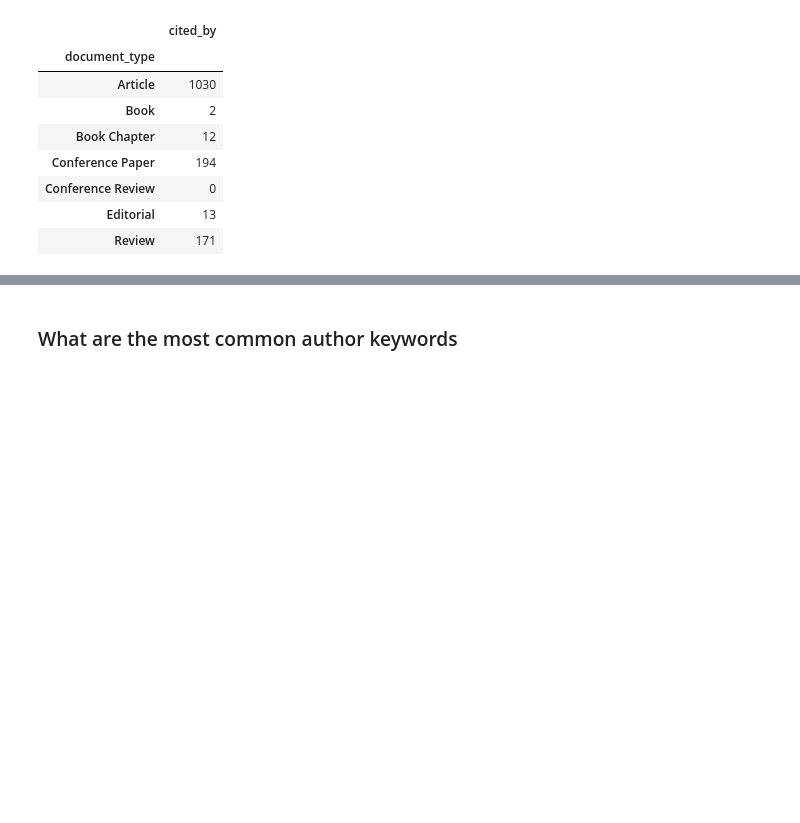
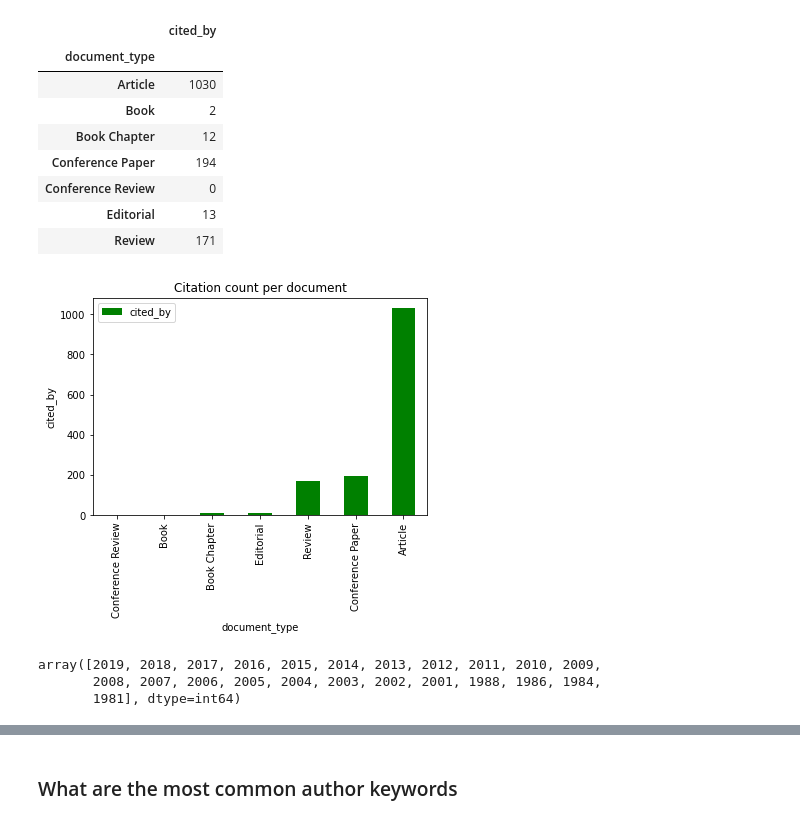
Before and after one commit to ArchaeonSeq/Theano_Premiere-_Project, a Jupyter notebook: e-finance_analysis.ipynb, the cells around one changed output, grey strips where cells are left out. Saved outputs shown, nothing was run; the diff lists cells and outputs as text; code cells hidden in the pictures; blank space fills up the shorter version.

```diff
--- a/e-finance_analysis.ipynb
+++ b/e-finance_analysis.ipynb
@@ -197,7 +199,8 @@ efinance_df.query("cited_by == 86")
 ### What is the most cited documnet type
 # %%
 # Grouping the documets by document
-efinance_df.groupby("document_type").agg({"cited_by":"sum"})
+citation = efinance_df.groupby("document_type").agg({"cited_by":"sum"})
+citation
 # %% [output]
 |  | cited_by |
 | document_type |  |
@@ -208,3 +211,18 @@ efinance_df.groupby("document_type").agg({"cited_by":"sum"})
 | Conference Review | 0 |
 | Editorial | 13 |
 | Review | 171 |
+# %%
+citation = citation.sort_values('cited_by', 0,)
+citation.plot(kind="bar",color="green")
+plt.title('Citation count per document')
+_=plt.xlabel('document_type')
+_=plt.ylabel('cited_by')
+plt.show()
+# %% [output]
+[figure, added]
+# %%
+df.Year.unique()
+# %% [output]
+array([2019, 2018, 2017, 2016, 2015, 2014, 2013, 2012, 2011, 2010, 2009,
+       2008, 2007, 2006, 2005, 2004, 2003, 2002, 2001, 1988, 1986, 1984,
+       1981], dtype=int64)
```
Also changed, not shown: parts of 10 cells of this notebook.
